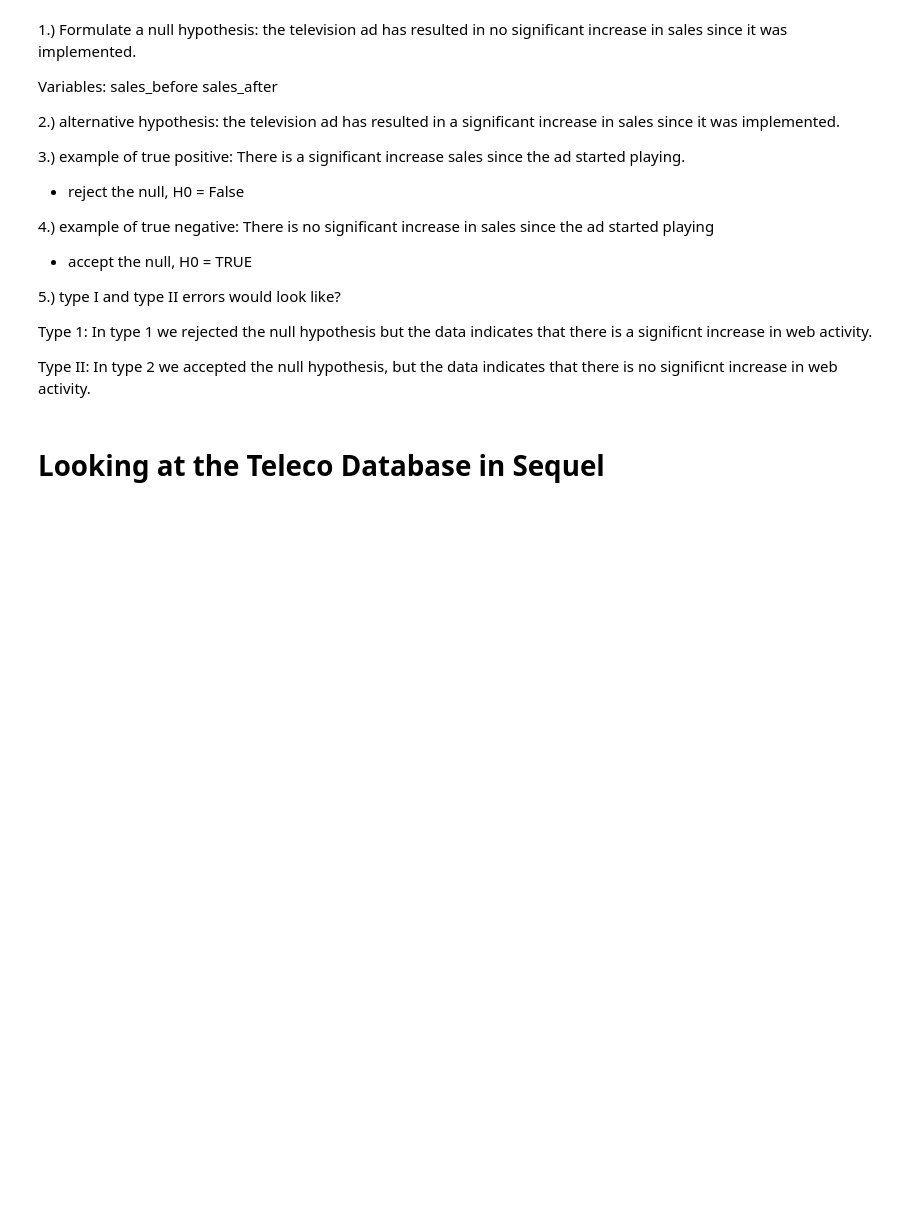
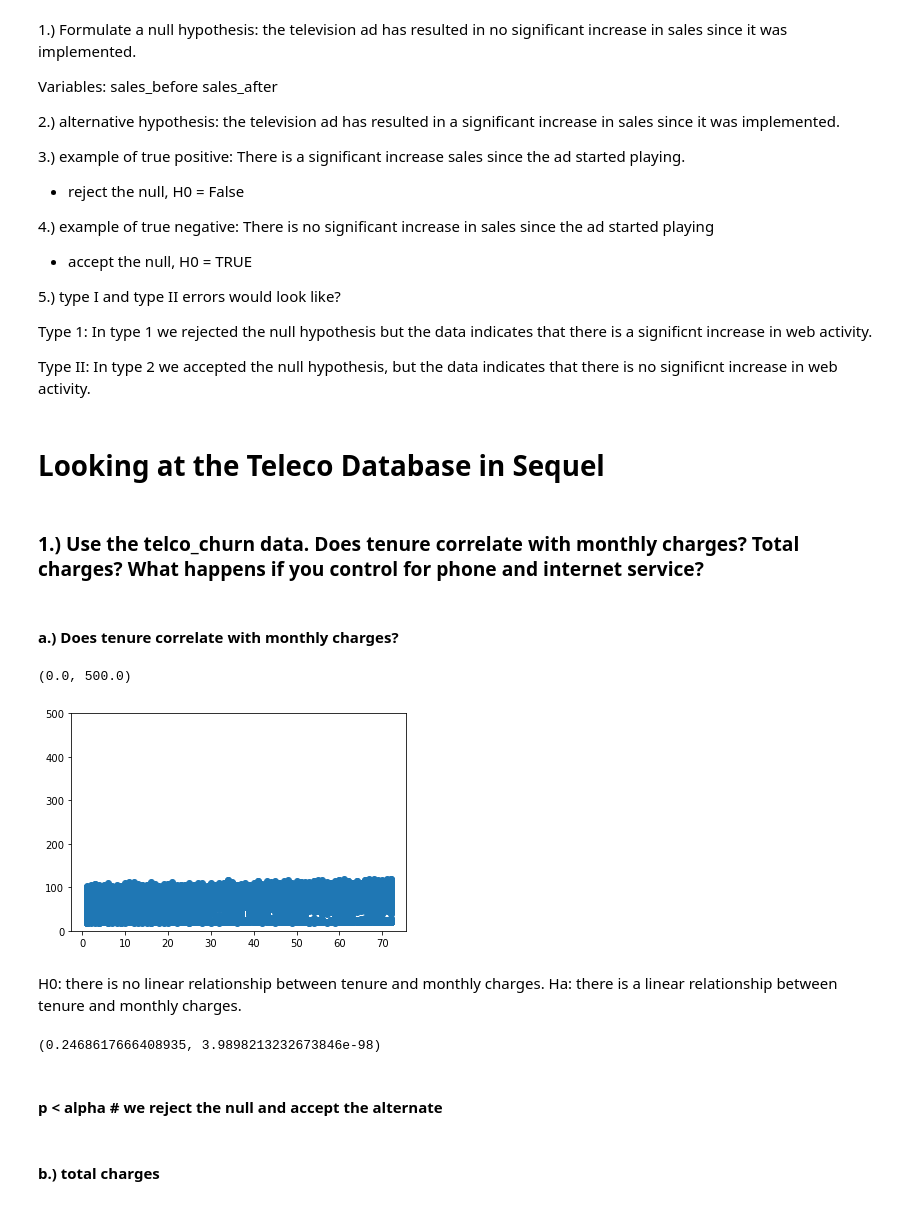
Before and after one commit to RobLMurphy92/statistics-exercises, a Jupyter notebook: hypothesis_testing.ipynb, the cells around one changed output. Drawn from its saved outputs; the diff is of its cells as text; code cells hidden in the pictures; blank space fills up the shorter version.

```diff
--- a/hypothesis_testing.ipynb
+++ b/hypothesis_testing.ipynb
@@ -94,0 +106,29 @@ Type II: In type 2 we accepted the null hypothesis,  but the data indicates that
+# %% [markdown]
+### 1.) Use the telco_churn data. Does tenure correlate with monthly charges? Total charges? What happens if you control for phone and internet service?
+# %% [markdown]
+#### a.) Does tenure correlate with monthly charges?
+# %%
+telco_df = pd.read_csv('Cust_Churn_Telco.csv')
+telco_df.head()
+telco_df = telco_df.dropna()
+# %%
+x = telco_df['tenure'].astype(float)
+y = telco_df['MonthlyCharges'].astype(float)
+# %%
+plt.scatter(x,y)
+plt.ylim(0,500)
+# %% [output]
+(0.0, 500.0)
+[figure, added]
+# %% [markdown]
+H0: there is no linear relationship between tenure and monthly charges.
+Ha: there is a linear relationship between tenure and monthly charges.
+# %%
+r, p = stats.pearsonr(x,y)
+r,p
+# %% [output]
+(0.2468617666408935, 3.9898213232673846e-98)
+# %% [markdown]
+#### p < alpha # we reject the null and accept the alternate
+# %% [markdown]
+#### b.) total charges
```
Also changed, not shown: parts of 82 cells of this notebook.
